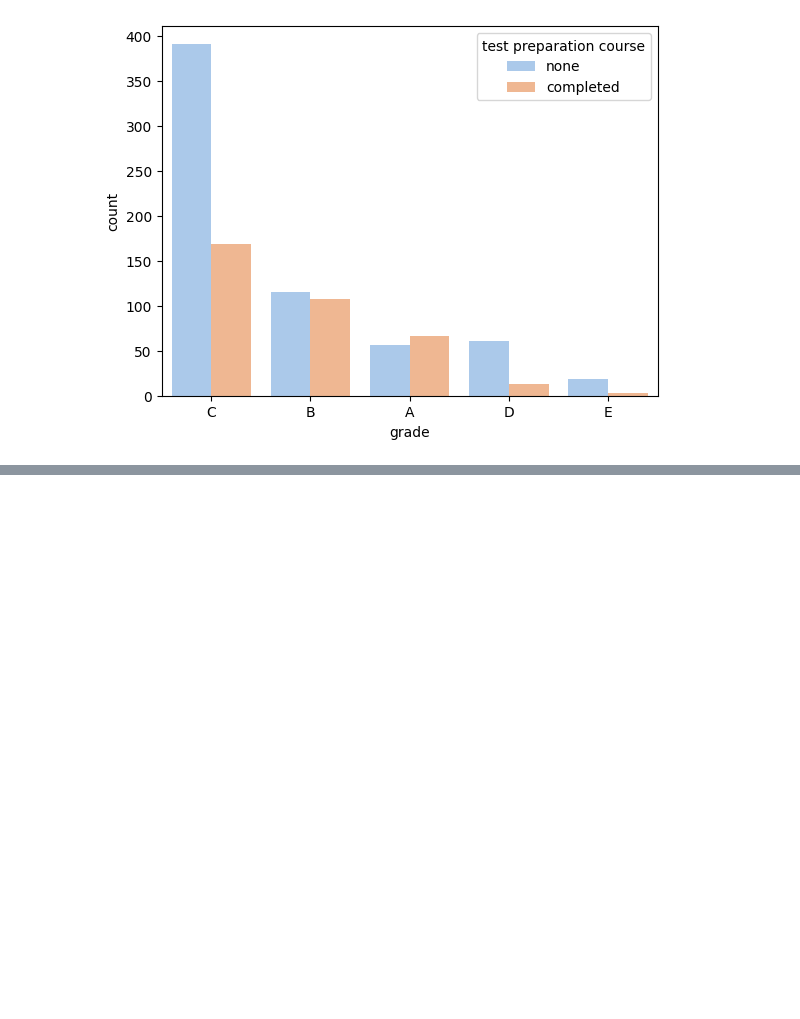
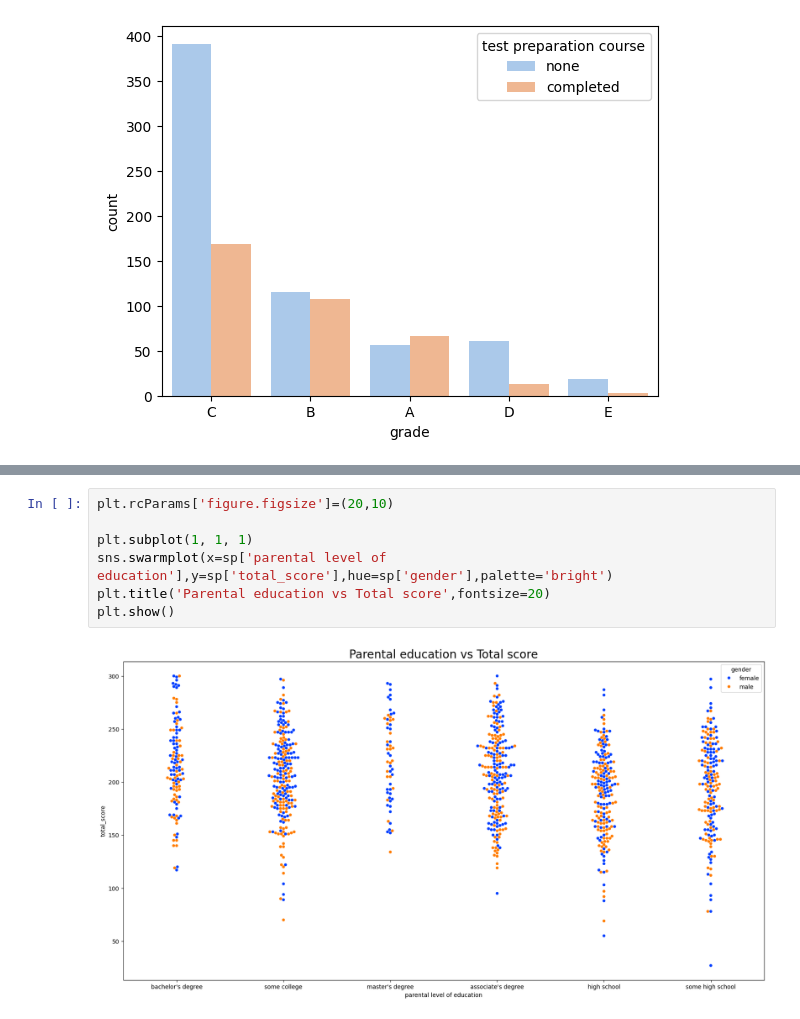
Before and after one commit to RaoFaris/Student-Performance-Analytics-Marks-Prediction-Rules-Engine-non-ML-, a Jupyter notebook: StudentsPerformance.ipynb, the cells around one changed output, grey strips where cells are left out. Cells and saved outputs as stored; diff of their text form; blank space fills up the shorter version.

```diff
--- a/StudentsPerformance.ipynb
+++ b/StudentsPerformance.ipynb
@@ -171,0 +190,9 @@ plt.show()
+# %%
+plt.rcParams['figure.figsize']=(20,10)
+
+plt.subplot(1, 1, 1)
+sns.swarmplot(x=sp['parental level of education'],y=sp['total_score'],hue=sp['gender'],palette='bright')
+plt.title('Parental education vs Total score',fontsize=20)
+plt.show()
+# %% [output]
+[figure, added]
```
Also changed, not shown: parts of 3 cells of this notebook.
